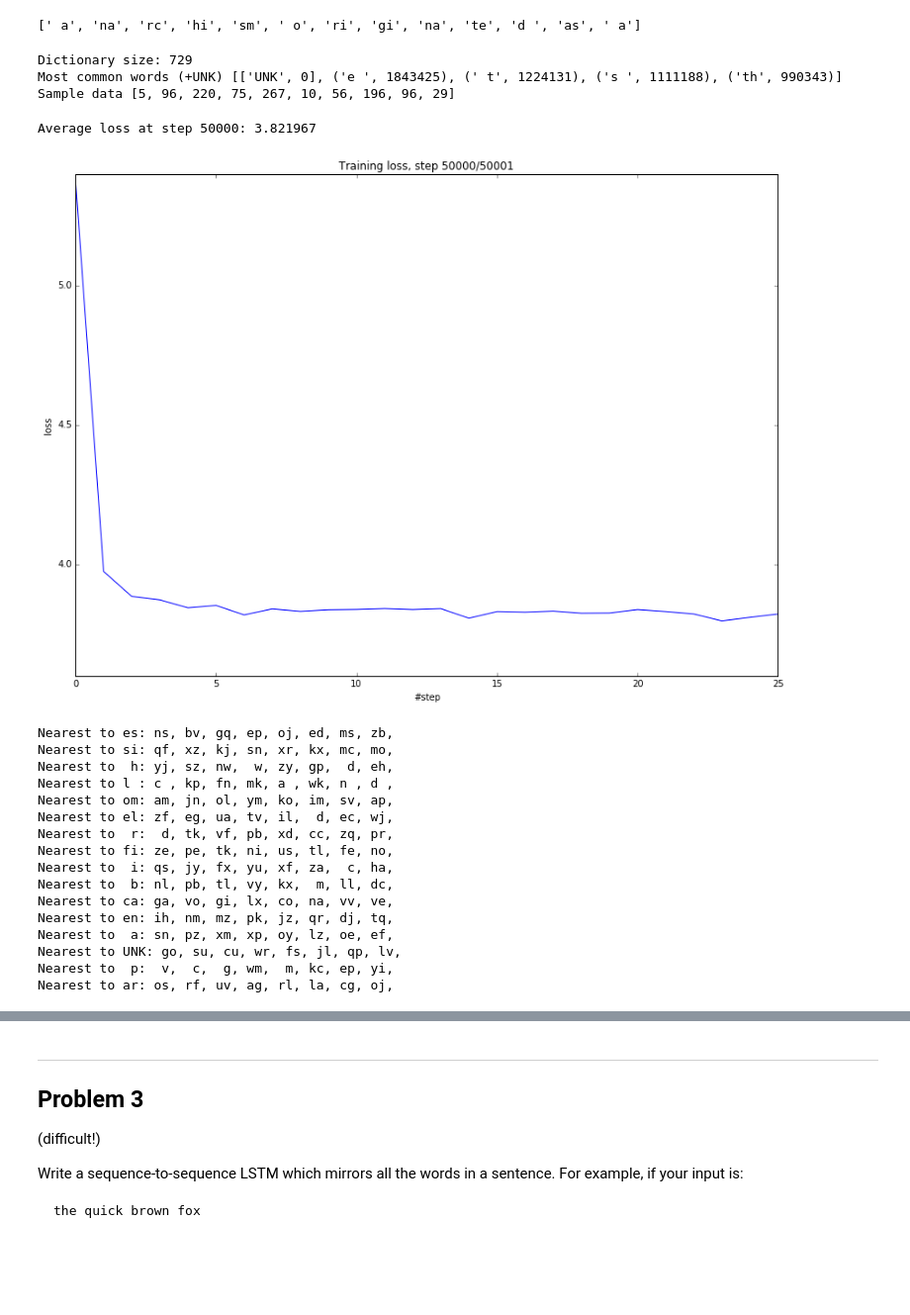
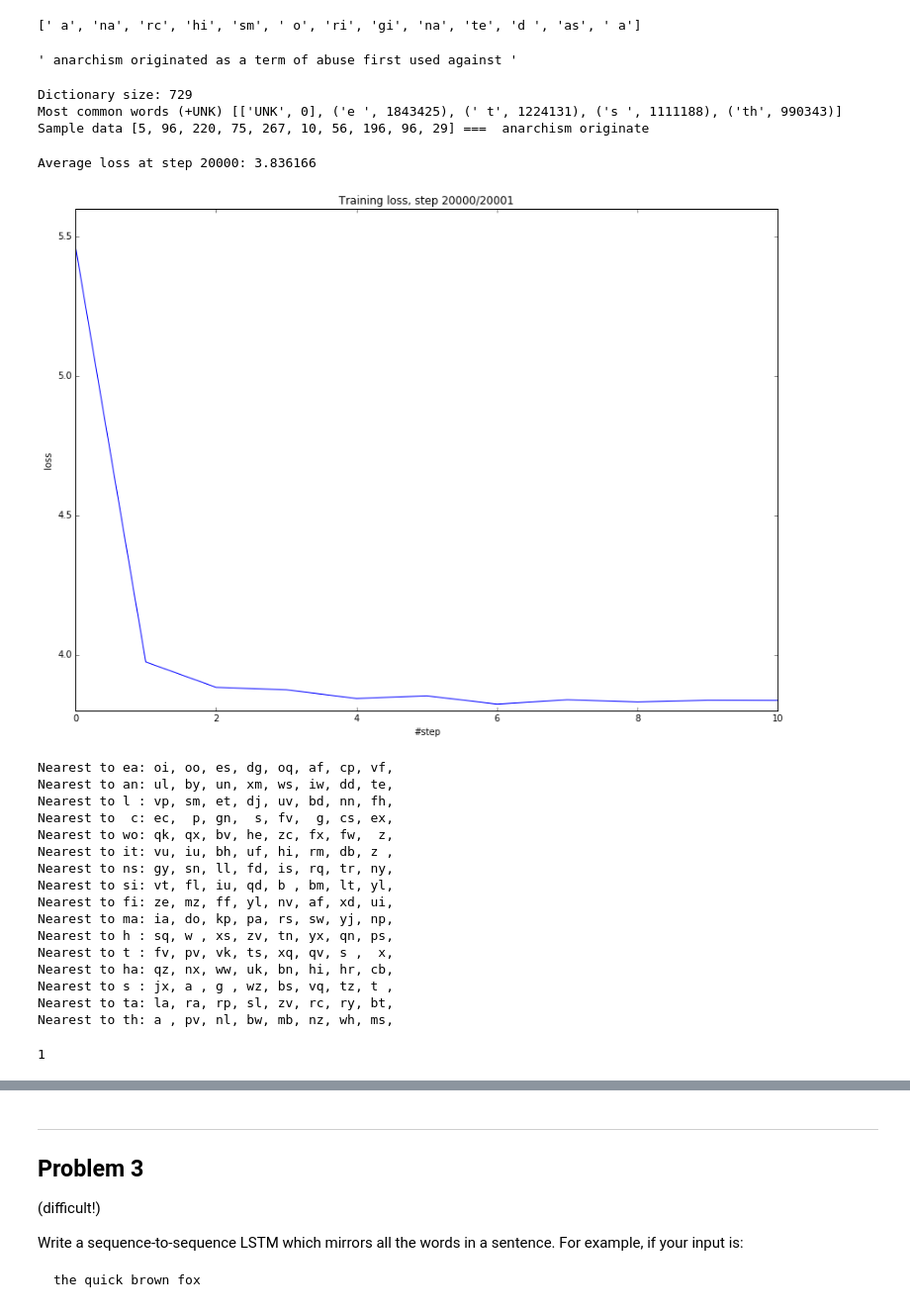
Before and after one commit to gaphex/Udacity, a Jupyter notebook: 6_lstm.ipynb, the cells around one changed output, grey strips where cells are left out. Shown at 99% size. Cells and saved outputs as stored; diff of their text form; code cells hidden in the pictures; blank space fills up the shorter version.

```diff
--- a/6_lstm.ipynb
+++ b/6_lstm.ipynb
@@ -93,7 +106,7 @@ a z
 # %% [markdown]
 Function to generate a training batch for the LSTM model.
 # %%
-batch_size=64
+batch_size=256
 num_unrollings=10
 # %%
 class BatchGenerator(object):
@@ -410,8 +433,12 @@ print(len(bg))
 bg[:13]
 # %% [output]
 [' a', 'na', 'rc', 'hi', 'sm', ' o', 'ri', 'gi', 'na', 'te', 'd ', 'as', ' a']
+# %%
+''.join(bg[:30])
+# %% [output]
+' anarchism originated as a term of abuse first used against '
 # %%
-voc_size = 75000
+voc_size = 9001
 
 def build_dataset(words):
   count = [['UNK', -1]]
@@ -435,15 +462,17 @@ def build_dataset(words):
 datum, count, dictionary, reverse_dictionary = build_dataset(bg)
 voc_size = len(dictionary)
 
+vocabulary_size = voc_size
+
 print('Dictionary size:', voc_size)
 print('Most common words (+UNK)', count[:5])
-print('Sample data', datum[:10])
+print('Sample data', datum[:10], '===', ''.join([reverse_dictionary[t] for t in datum[:10]]))
 
 data_index = 0
 # %% [output]
 Dictionary size: 729
 Most common words (+UNK) [['UNK', 0], ('e ', 1843425), (' t', 1224131), ('s ', 1111188), ('th', 990343)]
-Sample data [5, 96, 220, 75, 267, 10, 56, 196, 96, 29]
+Sample data [5, 96, 220, 75, 267, 10, 56, 196, 96, 29] ===  anarchism originate
 # %%
 def generate_batch_skipgram(dat, batch_size, num_skips, skip_window):
     global data_index
@@ -526,7 +555,7 @@ with graph.as_default(), tf.device('/cpu:0'):
     normalized_embeddings, valid_dataset)
   similarity = tf.matmul(valid_embeddings, tf.transpose(normalized_embeddings))
 # %%
-num_steps = 50001
+num_steps = 20001
 lh = []
 
 with tf.Session(graph=graph) as session:
@@ -547,48 +576,48 @@ with tf.Session(graph=graph) as session:
       if step > 0:
         average_loss = average_loss / 2000
       # The average loss is an estimate of the loss over the last 2000 batches.
       print('Average loss at step %d: %f' % (step, average_loss))
       lh.append(average_loss)
       average_loss = 0
 
       plt.figure(figsize=(14, 10))
 
       plt.title("Training loss, step {}/{}".format(step, num_steps))
       plt.xlabel("#step")
       plt.ylabel("loss")
       plt.plot(lh, 'b')
       plt.show()
 
 
     if step % 10000 == 0:
       sim = similarity.eval()
       for i in range(valid_size):
         valid_word = reverse_dictionary[valid_examples[i]]
         top_k = 8 # number of nearest neighbors
         nearest = (-sim[i, :]).argsort()[1:top_k+1]
         log = 'Nearest to %s:' % valid_word
         for k in range(top_k):
           close_word = reverse_dictionary[nearest[k]]
           log = '%s %s,' % (log, close_word)
         print(log)
 
   final_embeddings = normalized_embeddings.eval()
 # %% [output]
-Average loss at step 50000: 3.821967
+Average loss at step 20000: 3.836166
-[figure, old version]
+[figure, new version]
-Nearest to es: ns, bv, gq, ep, oj, ed, ms, zb,
-Nearest to si: qf, xz, kj, sn, xr, kx, mc, mo,
-Nearest to  h: yj, sz, nw,  w, zy, gp,  d, eh,
-Nearest to l : c , kp, fn, mk, a , wk, n , d ,
-Nearest to om: am, jn, ol, ym, ko, im, sv, ap,
-Nearest to el: zf, eg, ua, tv, il,  d, ec, wj,
-Nearest to  r:  d, tk, vf, pb, xd, cc, zq, pr,
-Nearest to fi: ze, pe, tk, ni, us, tl, fe, no,
-Nearest to  i: qs, jy, fx, yu, xf, za,  c, ha,
-Nearest to  b: nl, pb, tl, vy, kx,  m, ll, dc,
-Nearest to ca: ga, vo, gi, lx, co, na, vv, ve,
-Nearest to en: ih, nm, mz, pk, jz, qr, dj, tq,
-Nearest to  a: sn, pz, xm, xp, oy, lz, oe, ef,
-Nearest to UNK: go, su, cu, wr, fs, jl, qp, lv,
-Nearest to  p:  v,  c,  g, wm,  m, kc, ep, yi,
-Nearest to ar: os, rf, uv, ag, rl, la, cg, oj,
+Nearest to ea: oi, oo, es, dg, oq, af, cp, vf,
+Nearest to an: ul, by, un, xm, ws, iw, dd, te,
+Nearest to l : vp, sm, et, dj, uv, bd, nn, fh,
+Nearest to  c: ec,  p, gn,  s, fv,  g, cs, ex,
+Nearest to wo: qk, qx, bv, he, zc, fx, fw,  z,
+Nearest to it: vu, iu, bh, uf, hi, rm, db, z ,
+Nearest to ns: gy, sn, ll, fd, is, rq, tr, ny,
+Nearest to si: vt, fl, iu, qd, b , bm, lt, yl,
+Nearest to fi: ze, mz, ff, yl, nv, af, xd, ui,
+Nearest to ma: ia, do, kp, pa, rs, sw, yj, np,
+Nearest to h : sq, w , xs, zv, tn, yx, qn, ps,
+Nearest to t : fv, pv, vk, ts, xq, qv, s ,  x,
+Nearest to ha: qz, nx, ww, uk, bn, hi, hr, cb,
+Nearest to s : jx, a , g , wz, bs, vq, tz, t ,
+Nearest to ta: la, ra, rp, sl, zv, rc, ry, bt,
+Nearest to th: a , pv, nl, bw, mb, nz, wh, ms,
@@ -596,0 +624,4 @@ import cPickle as pkl
+# %%
+dump_obj(BI_EMB, 'embeddings.pkl')
+# %% [output]
+1
```
Also changed, not shown: parts of 16 cells of this notebook.
